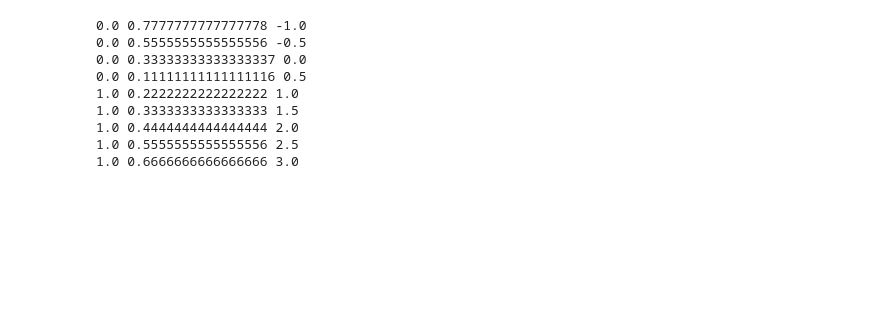
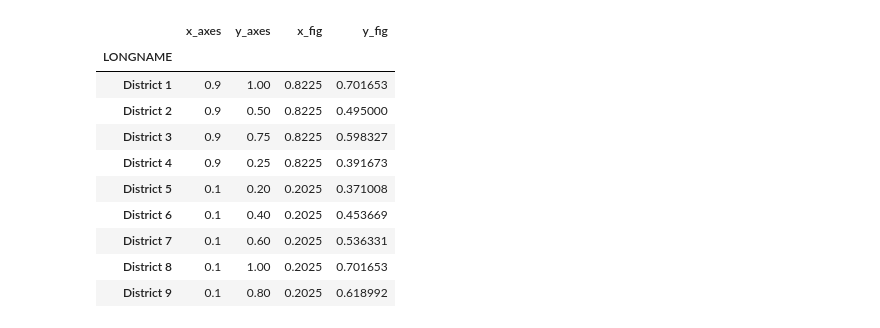
Before and after one commit to BostonCyclistsUnion/StressMap, a Jupyter notebook: summary_stats.ipynb, the cells around one changed output. Saved outputs shown, nothing was run; the diff lists cells and outputs as text; code cells hidden in the pictures; blank space fills up the shorter version.

```diff
--- a/summary_stats.ipynb
+++ b/summary_stats.ipynb
@@ -201,14 +210,15 @@ Name: 0, dtype: float64
-# %%
-for r in [0,1,2,3,4,5,6,7,8]:
-    half = (r+1) // ((len(council)+1)/2)
-    print(half, (1-half)*(1 - (r+1)/(len(council)/2)) + half*(((r-r/2)-1)/(len(council)/2)),r-r/2-1)
-# %% [output]
-0.0 0.7777777777777778 -1.0
-0.0 0.5555555555555556 -0.5
-0.0 0.33333333333333337 0.0
-0.0 0.11111111111111116 0.5
-1.0 0.2222222222222222 1.0
-1.0 0.3333333333333333 1.5
-1.0 0.4444444444444444 2.0
-1.0 0.5555555555555556 2.5
-1.0 0.6666666666666666 3.0
+# %%
+posCouncil[['x_fig', 'y_fig']] = (ax.transAxes + fig.transFigure.inverted()).transform(posCouncil[['x_axes','y_axes']])
+posCouncil
+# %% [output]
+|  | x_axes | y_axes | x_fig | y_fig |
+| LONGNAME |  |  |  |  |
+| District 1 | 0.9 | 1.00 | 0.8225 | 0.701653 |
+| District 2 | 0.9 | 0.50 | 0.8225 | 0.495000 |
+| District 3 | 0.9 | 0.75 | 0.8225 | 0.598327 |
+| District 4 | 0.9 | 0.25 | 0.8225 | 0.391673 |
+| District 5 | 0.1 | 0.20 | 0.2025 | 0.371008 |
+| District 6 | 0.1 | 0.40 | 0.2025 | 0.453669 |
+| District 7 | 0.1 | 0.60 | 0.2025 | 0.536331 |
+| District 8 | 0.1 | 1.00 | 0.2025 | 0.701653 |
+| District 9 | 0.1 | 0.80 | 0.2025 | 0.618992 |
```
Also changed, not shown: parts of 7 cells of this notebook, 5 other files.
